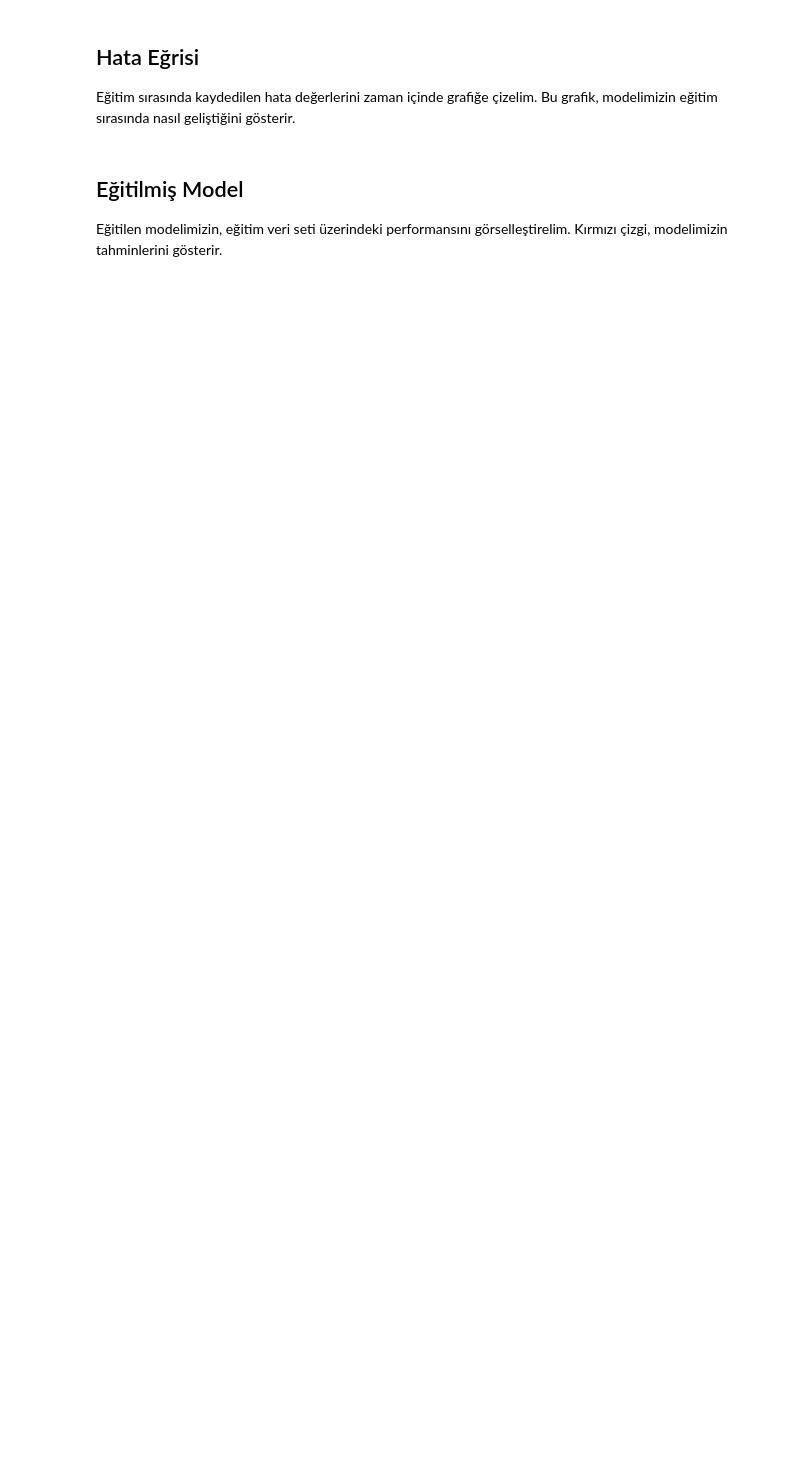
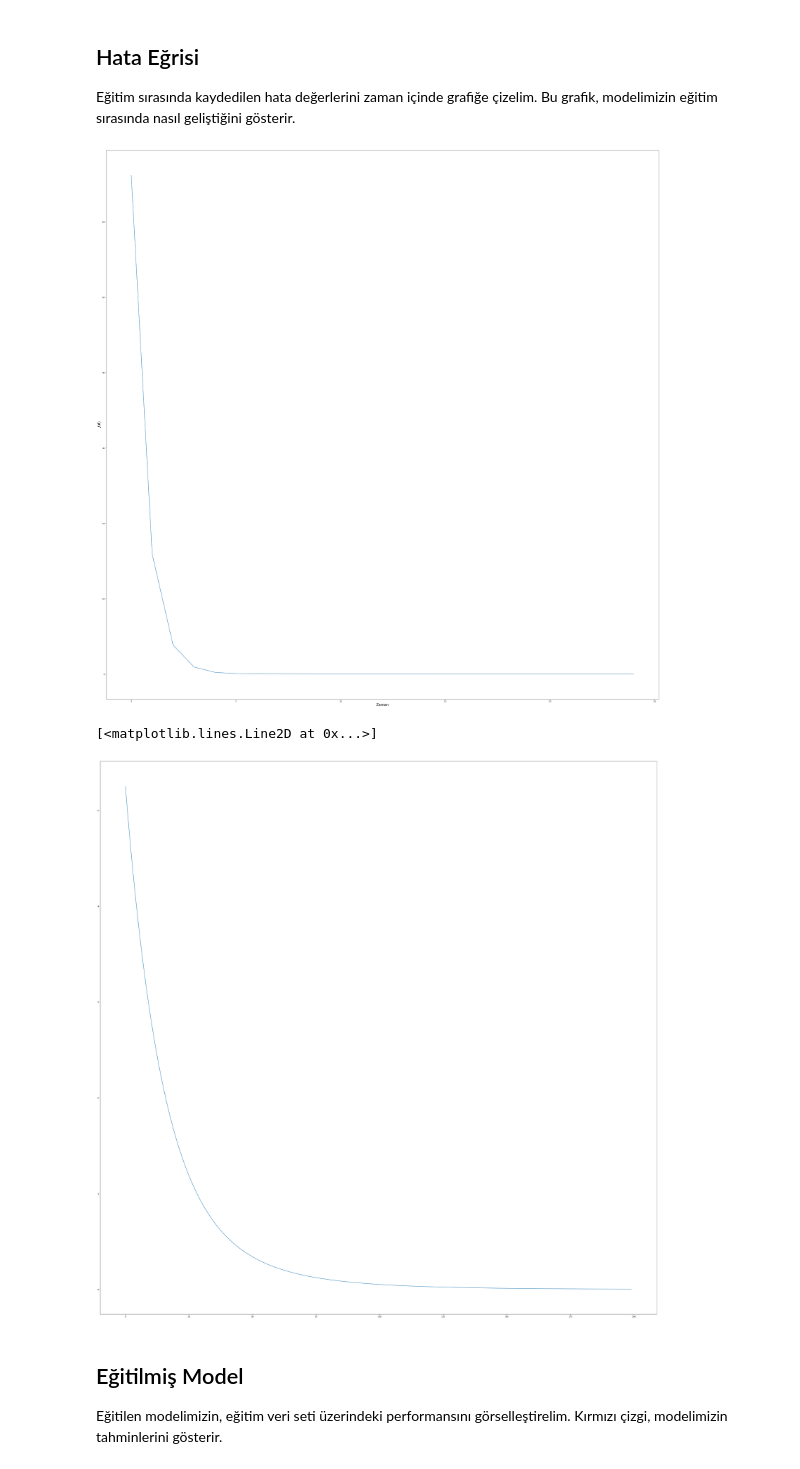
Before and after one commit to abdurrahimagca/cvp_lect, a Jupyter notebook: Uygulama/2_lin_reg.ipynb, the cells around one changed output. Drawn from its saved outputs; the diff is of its cells as text; code cells hidden in the pictures; blank space fills up the shorter version.

```diff
--- a/Uygulama/2_lin_reg.ipynb
+++ b/Uygulama/2_lin_reg.ipynb
@@ -134,11 +198,18 @@ hatalar = model.fit(X_egitim, y_egitim, 1000)
 
 Eğitim sırasında kaydedilen hata değerlerini zaman içinde grafiğe çizelim. Bu grafik, modelimizin eğitim sırasında nasıl geliştiğini gösterir.
 # %%
-plt.figure(figsize=(6, 6))
+plt.figure(figsize=(50, 50))
 plt.plot(range(len(hatalar)), hatalar)
+
 plt.xlabel("Zaman", fontsize=18)
 plt.ylabel(r"$J(\theta)$", fontsize=18)
 plt.show()
+plt.figure(figsize=(50, 50))
+plt.plot(range(len(hatalar_variant_005)), hatalar_variant_005)
+# %% [output]
+[figure, added]
+[<matplotlib.lines.Line2D at 0x...>]
+[figure, added]
 # %% [markdown]
 ## Eğitilmiş Model
 
```
Also changed, not shown: parts of 21 cells of this notebook, 4 other files.
